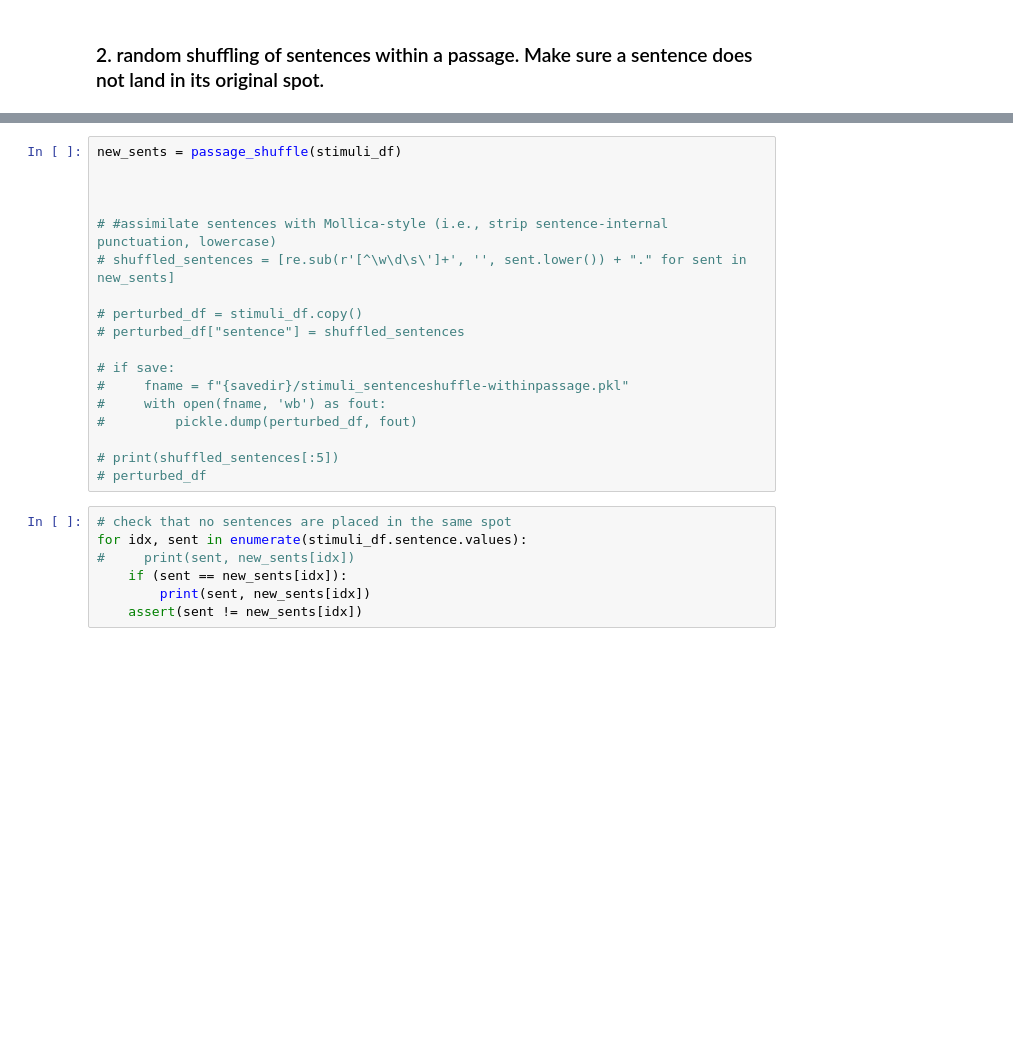
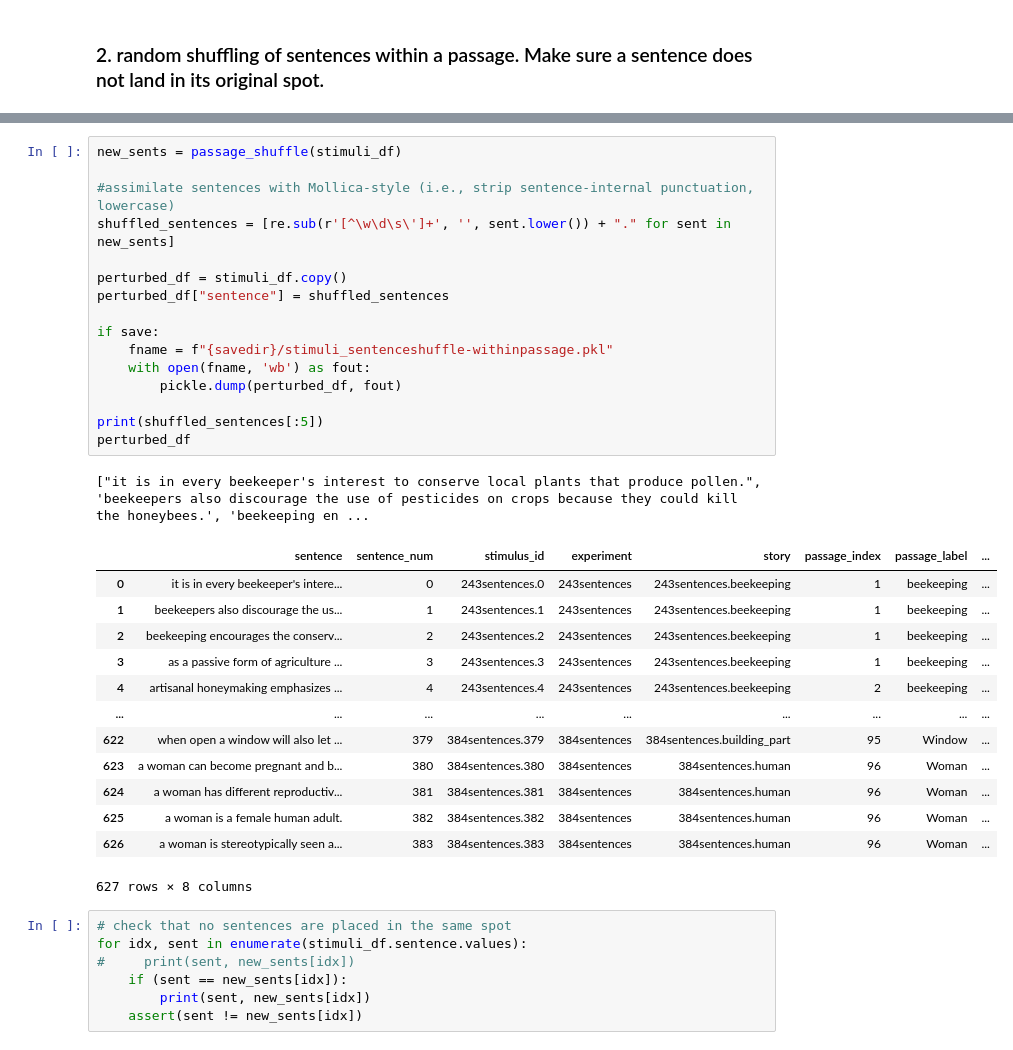
Before and after one commit to carina-kauf/perturbed-neural-nlp, a Jupyter notebook: ressources/stimuli_creation/3_create_sentence-meaning-manipulation.ipynb, the cells around one changed output, grey strips where cells are left out. Drawn from its saved outputs; the diff is of its cells as text; blank space fills up the shorter version.

Commit message:
within passage

```diff
--- a/ressources/stimuli_creation/3_create_sentence-meaning-manipulation.ipynb
+++ b/ressources/stimuli_creation/3_create_sentence-meaning-manipulation.ipynb
@@ -558,21 +562,34 @@ def passage_shuffle(stimuli_df):
 # %%
 new_sents = passage_shuffle(stimuli_df)
 
+#assimilate sentences with Mollica-style (i.e., strip sentence-internal punctuation, lowercase)
+shuffled_sentences = [re.sub(r'[^\w\d\s\']+', '', sent.lower()) + "." for sent in new_sents]
 
+perturbed_df = stimuli_df.copy()
+perturbed_df["sentence"] = shuffled_sentences
 
-# #assimilate sentences with Mollica-style (i.e., strip sentence-internal punctuation, lowercase)
-# shuffled_sentences = [re.sub(r'[^\w\d\s\']+', '', sent.lower()) + "." for sent in new_sents]
+if save:
+    fname = f"{savedir}/stimuli_sentenceshuffle-withinpassage.pkl"
+    with open(fname, 'wb') as fout:
+        pickle.dump(perturbed_df, fout)
 
-# perturbed_df = stimuli_df.copy()
-# perturbed_df["sentence"] = shuffled_sentences
-
-# if save:
-#     fname = f"{savedir}/stimuli_sentenceshuffle-withinpassage.pkl"
-#     with open(fname, 'wb') as fout:
-#         pickle.dump(perturbed_df, fout)
-
-# print(shuffled_sentences[:5])
-# perturbed_df
+print(shuffled_sentences[:5])
+perturbed_df
+# %% [output]
+["it is in every beekeeper's interest to conserve local plants that produce pollen.", 'beekeepers also discourage the use of pesticides on crops because they could kill the honeybees.', 'beekeeping en ...
+|  | sentence | sentence_num | stimulus_id | experiment | story | passage_index | passage_label | ... |
+| 0 | it is in every beekeeper's intere... | 0 | 243sentences.0 | 243sentences | 243sentences.beekeeping | 1 | beekeeping | ... |
+| 1 | beekeepers also discourage the us... | 1 | 243sentences.1 | 243sentences | 243sentences.beekeeping | 1 | beekeeping | ... |
+| 2 | beekeeping encourages the conserv... | 2 | 243sentences.2 | 243sentences | 243sentences.beekeeping | 1 | beekeeping | ... |
+| 3 | as a passive form of agriculture ... | 3 | 243sentences.3 | 243sentences | 243sentences.beekeeping | 1 | beekeeping | ... |
+| 4 | artisanal honeymaking emphasizes ... | 4 | 243sentences.4 | 243sentences | 243sentences.beekeeping | 2 | beekeeping | ... |
+| ... | ... | ... | ... | ... | ... | ... | ... | ... |
+| 622 | when open a window will also let ... | 379 | 384sentences.379 | 384sentences | 384sentences.building_part | 95 | Window | ... |
+| 623 | a woman can become pregnant and b... | 380 | 384sentences.380 | 384sentences | 384sentences.human | 96 | Woman | ... |
+| 624 | a woman has different reproductiv... | 381 | 384sentences.381 | 384sentences | 384sentences.human | 96 | Woman | ... |
+| 625 | a woman is a female human adult. | 382 | 384sentences.382 | 384sentences | 384sentences.human | 96 | Woman | ... |
+| 626 | a woman is stereotypically seen a... | 383 | 384sentences.383 | 384sentences | 384sentences.human | 96 | Woman | ... |
+627 rows × 8 columns
 # %%
 # check that no sentences are placed in the same spot
 for idx, sent in enumerate(stimuli_df.sentence.values):
```
Also changed, not shown: parts of 1 cell of this notebook, 1 other file.
